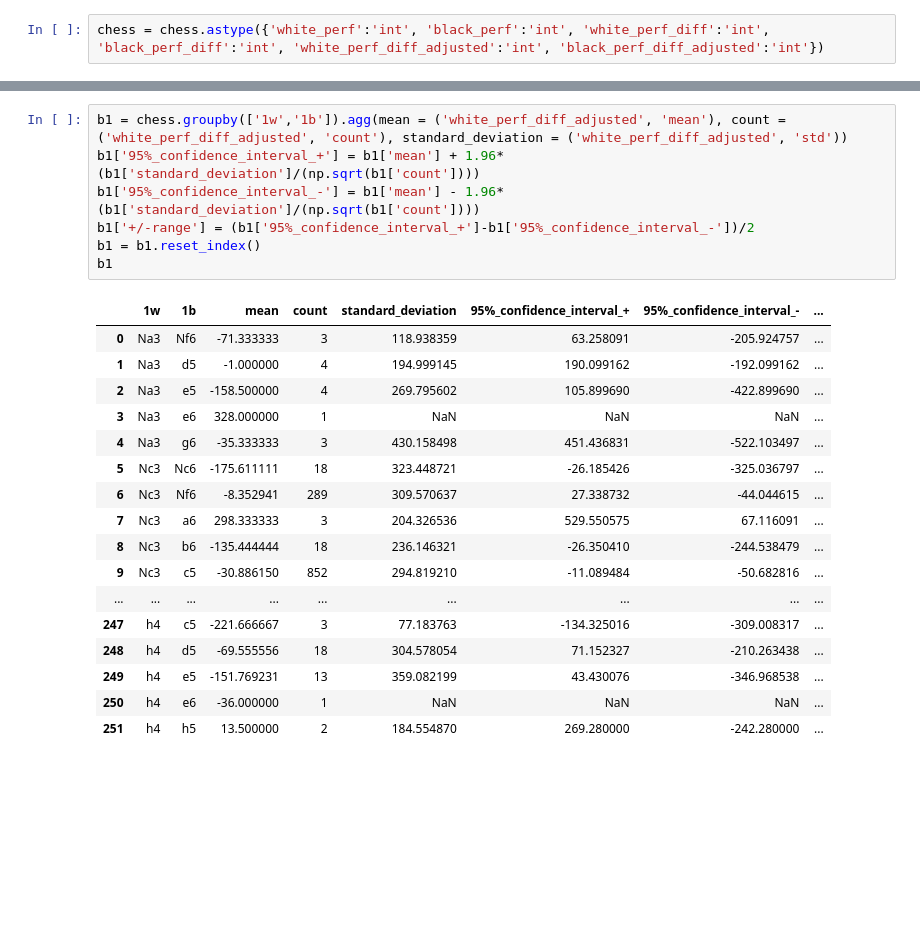
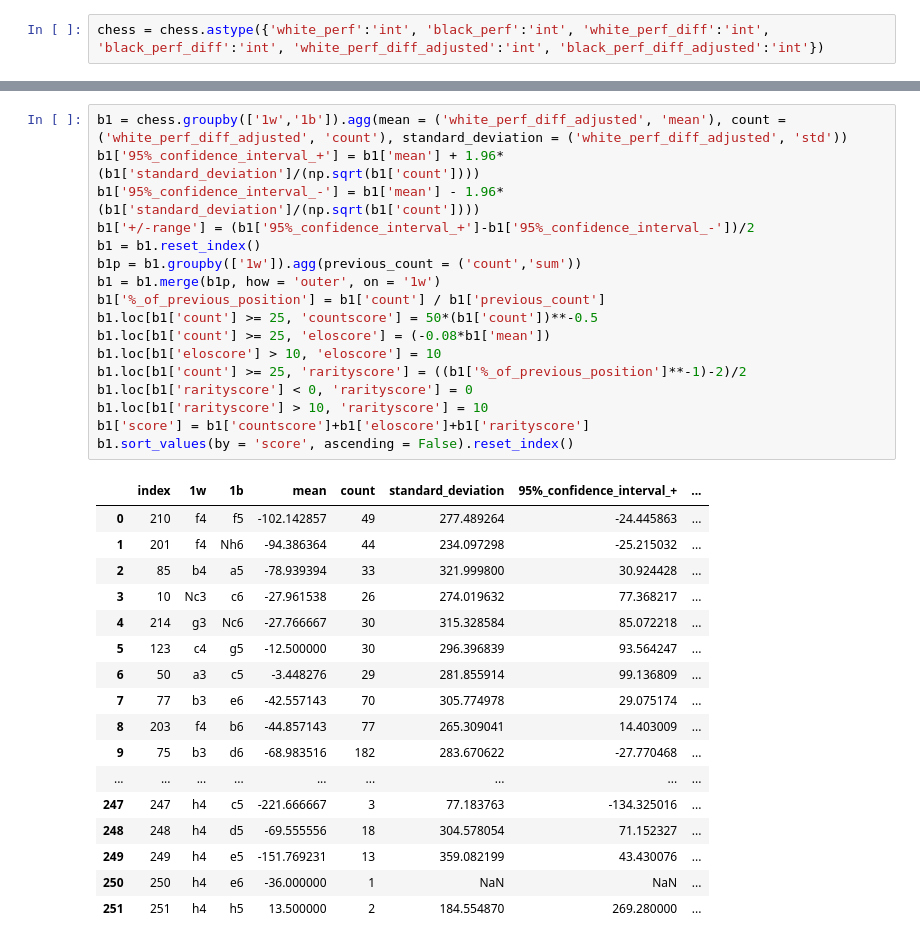
Before and after one commit to Elliot-Moore/Capstone, a Jupyter notebook: notebooks/Capstone_data_analysis.ipynb, the cells around one changed output, grey strips where cells are left out. Drawn from its saved outputs; the diff is of its cells as text; blank space fills up the shorter version.

```diff
--- a/notebooks/Capstone_data_analysis.ipynb
+++ b/notebooks/Capstone_data_analysis.ipynb
@@ -66,25 +75,35 @@ w1
 # %%
 b1 = chess.groupby(['1w','1b']).agg(mean = ('white_perf_diff_adjusted', 'mean'), count = ('white_perf_diff_adjusted', 'count'), standard_deviation = ('white_perf_diff_adjusted', 'std'))
 b1['95%_confidence_interval_+'] = b1['mean'] + 1.96*(b1['standard_deviation']/(np.sqrt(b1['count'])))
 b1['95%_confidence_interval_-'] = b1['mean'] - 1.96*(b1['standard_deviation']/(np.sqrt(b1['count'])))
 b1['+/-range'] = (b1['95%_confidence_interval_+']-b1['95%_confidence_interval_-'])/2
 b1 = b1.reset_index()
-b1
+b1p = b1.groupby(['1w']).agg(previous_count = ('count','sum'))
+b1 = b1.merge(b1p, how = 'outer', on = '1w')
+b1['%_of_previous_position'] = b1['count'] / b1['previous_count']
+b1.loc[b1['count'] >= 25, 'countscore'] = 50*(b1['count'])**-0.5
+b1.loc[b1['count'] >= 25, 'eloscore'] = (-0.08*b1['mean'])
+b1.loc[b1['eloscore'] > 10, 'eloscore'] = 10
+b1.loc[b1['count'] >= 25, 'rarityscore'] = ((b1['%_of_previous_position']**-1)-2)/2
+b1.loc[b1['rarityscore'] < 0, 'rarityscore'] = 0
+b1.loc[b1['rarityscore'] > 10, 'rarityscore'] = 10
+b1['score'] = b1['countscore']+b1['eloscore']+b1['rarityscore']
+b1.sort_values(by = 'score', ascending = False).reset_index()
 # %% [output]
-|  | 1w | 1b | mean | count | standard_deviation | 95%_confidence_interval_+ | 95%_confidence_interval_- | ... |
-| 0 | Na3 | Nf6 | -71.333333 | 3 | 118.938359 | 63.258091 | -205.924757 | ... |
-| 1 | Na3 | d5 | -1.000000 | 4 | 194.999145 | 190.099162 | -192.099162 | ... |
-| 2 | Na3 | e5 | -158.500000 | 4 | 269.795602 | 105.899690 | -422.899690 | ... |
-| 3 | Na3 | e6 | 328.000000 | 1 | NaN | NaN | NaN | ... |
-| 4 | Na3 | g6 | -35.333333 | 3 | 430.158498 | 451.436831 | -522.103497 | ... |
-| 5 | Nc3 | Nc6 | -175.611111 | 18 | 323.448721 | -26.185426 | -325.036797 | ... |
-| 6 | Nc3 | Nf6 | -8.352941 | 289 | 309.570637 | 27.338732 | -44.044615 | ... |
-| 7 | Nc3 | a6 | 298.333333 | 3 | 204.326536 | 529.550575 | 67.116091 | ... |
-| 8 | Nc3 | b6 | -135.444444 | 18 | 236.146321 | -26.350410 | -244.538479 | ... |
-| 9 | Nc3 | c5 | -30.886150 | 852 | 294.819210 | -11.089484 | -50.682816 | ... |
+|  | index | 1w | 1b | mean | count | standard_deviation | 95%_confidence_interval_+ | ... |
+| 0 | 210 | f4 | f5 | -102.142857 | 49 | 277.489264 | -24.445863 | ... |
+| 1 | 201 | f4 | Nh6 | -94.386364 | 44 | 234.097298 | -25.215032 | ... |
+| 2 | 85 | b4 | a5 | -78.939394 | 33 | 321.999800 | 30.924428 | ... |
+| 3 | 10 | Nc3 | c6 | -27.961538 | 26 | 274.019632 | 77.368217 | ... |
+| 4 | 214 | g3 | Nc6 | -27.766667 | 30 | 315.328584 | 85.072218 | ... |
+| 5 | 123 | c4 | g5 | -12.500000 | 30 | 296.396839 | 93.564247 | ... |
+| 6 | 50 | a3 | c5 | -3.448276 | 29 | 281.855914 | 99.136809 | ... |
+| 7 | 77 | b3 | e6 | -42.557143 | 70 | 305.774978 | 29.075174 | ... |
+| 8 | 203 | f4 | b6 | -44.857143 | 77 | 265.309041 | 14.403009 | ... |
+| 9 | 75 | b3 | d6 | -68.983516 | 182 | 283.670622 | -27.770468 | ... |
 | ... | ... | ... | ... | ... | ... | ... | ... | ... |
-| 247 | h4 | c5 | -221.666667 | 3 | 77.183763 | -134.325016 | -309.008317 | ... |
-| 248 | h4 | d5 | -69.555556 | 18 | 304.578054 | 71.152327 | -210.263438 | ... |
-| 249 | h4 | e5 | -151.769231 | 13 | 359.082199 | 43.430076 | -346.968538 | ... |
-| 250 | h4 | e6 | -36.000000 | 1 | NaN | NaN | NaN | ... |
-| 251 | h4 | h5 | 13.500000 | 2 | 184.554870 | 269.280000 | -242.280000 | ... |
+| 247 | 247 | h4 | c5 | -221.666667 | 3 | 77.183763 | -134.325016 | ... |
+| 248 | 248 | h4 | d5 | -69.555556 | 18 | 304.578054 | 71.152327 | ... |
+| 249 | 249 | h4 | e5 | -151.769231 | 13 | 359.082199 | 43.430076 | ... |
+| 250 | 250 | h4 | e6 | -36.000000 | 1 | NaN | NaN | ... |
+| 251 | 251 | h4 | h5 | 13.500000 | 2 | 184.554870 | 269.280000 | ... |
```
Also changed, not shown: parts of 10 cells of this notebook, 2 other files.
